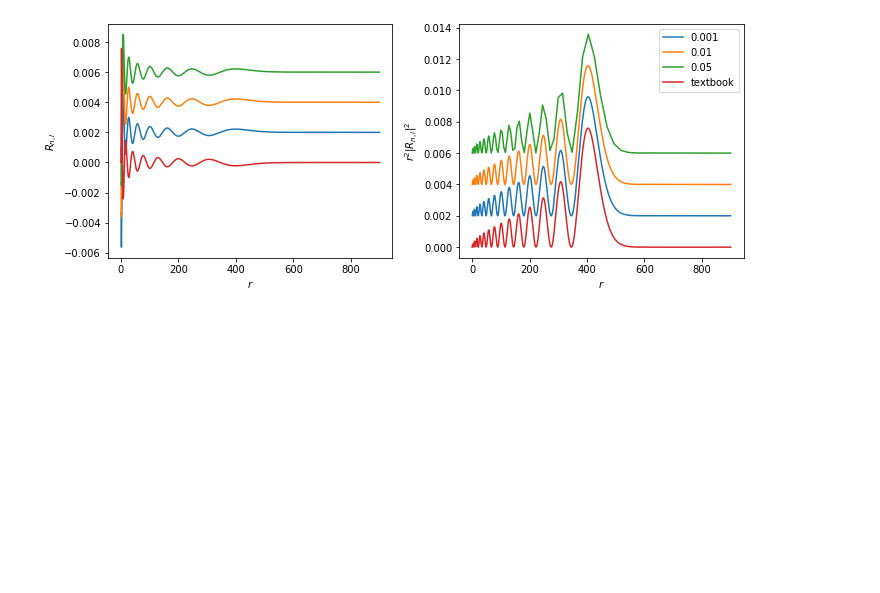
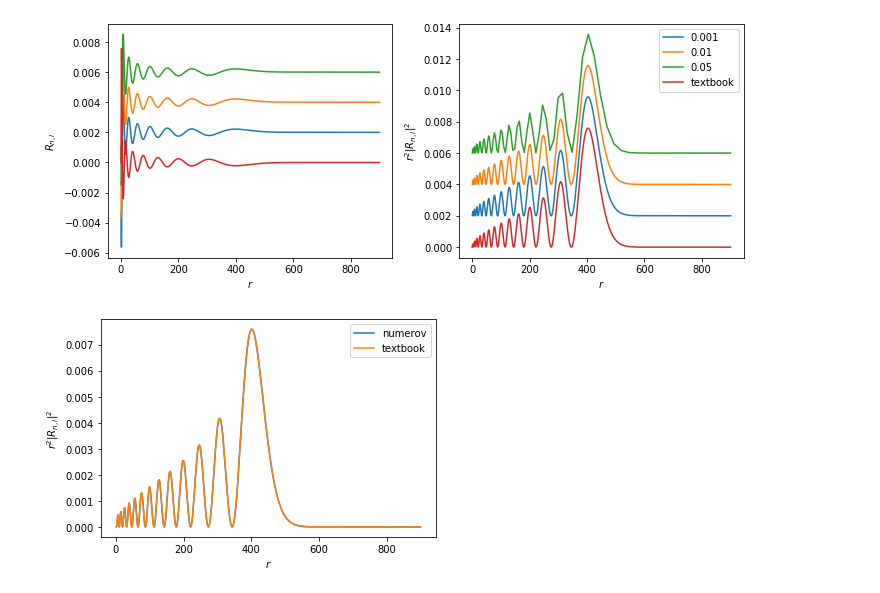
Before and after one commit to ad3ller/numerov, a Jupyter notebook: notebooks/wavefunction.ipynb, the cells around one changed output. Drawn from its saved outputs; the diff is of its cells as text; code cells hidden in the pictures; blank space fills up the shorter version.

```diff
--- a/notebooks/wavefunction.ipynb
+++ b/notebooks/wavefunction.ipynb
@@ -7 +8,3 @@ from numerov import radial_wf
+# %%
+n, l = 15, 1
 # %%
@@ -33,3 +35,24 @@ plt.tight_layout()
 plt.show()
 # %% [output]
 [figure]
+# %%
+n = 15; l = 2
+offset = 0.002
+
+#plot
+fig, ax = plt.subplots()
+
+# numerov
+r, y = radial_wf(n, l, step=0.001)
+ax.plot(r, (r * y)**2.0, label="numerov")
+
+# textbook
+y0 = np.array([R_nl(n, l, x) for x in r])
+ax.plot(r, (r * y0)**2.0, label='textbook')
+
+ax.set_xlabel(r'$r$')
+ax.set_ylabel(r'$r^2 |R_{n, l} |^2$')
+ax.legend()
+plt.show()
+# %% [output]
+[figure, added]
```
Also changed, not shown: parts of 6 cells of this notebook, 2 other files.
